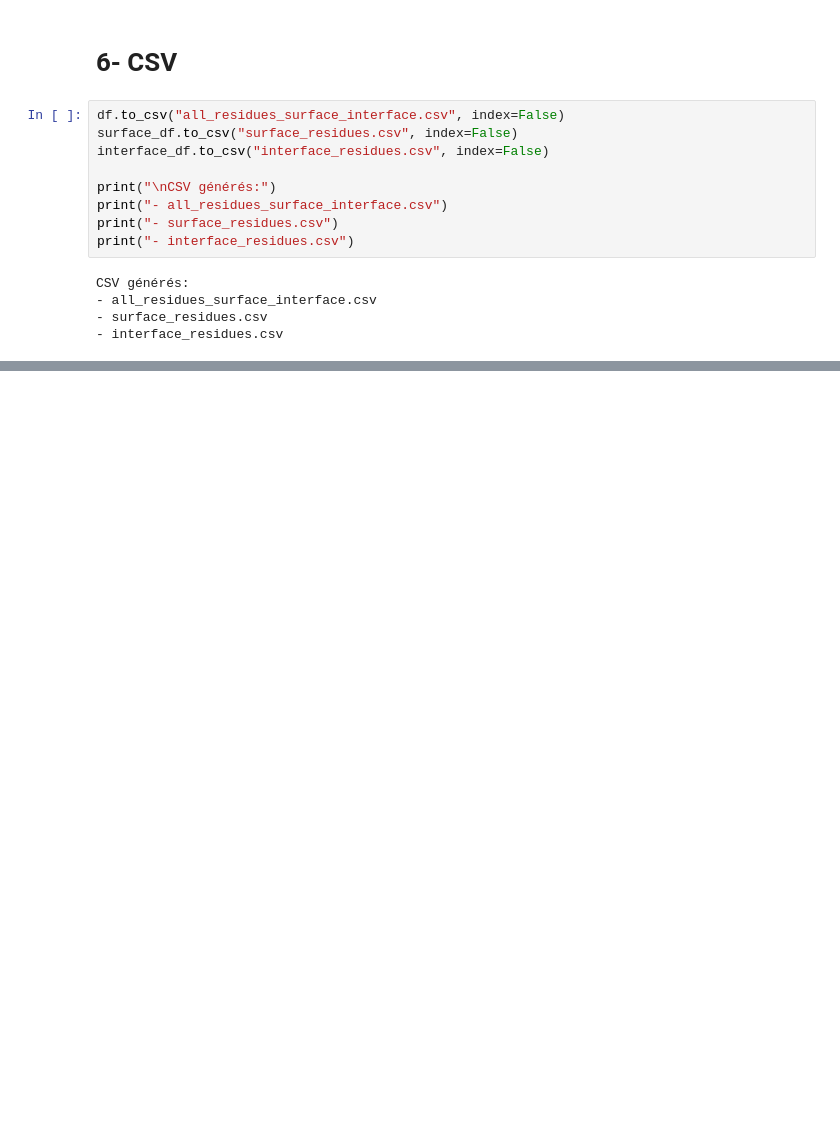
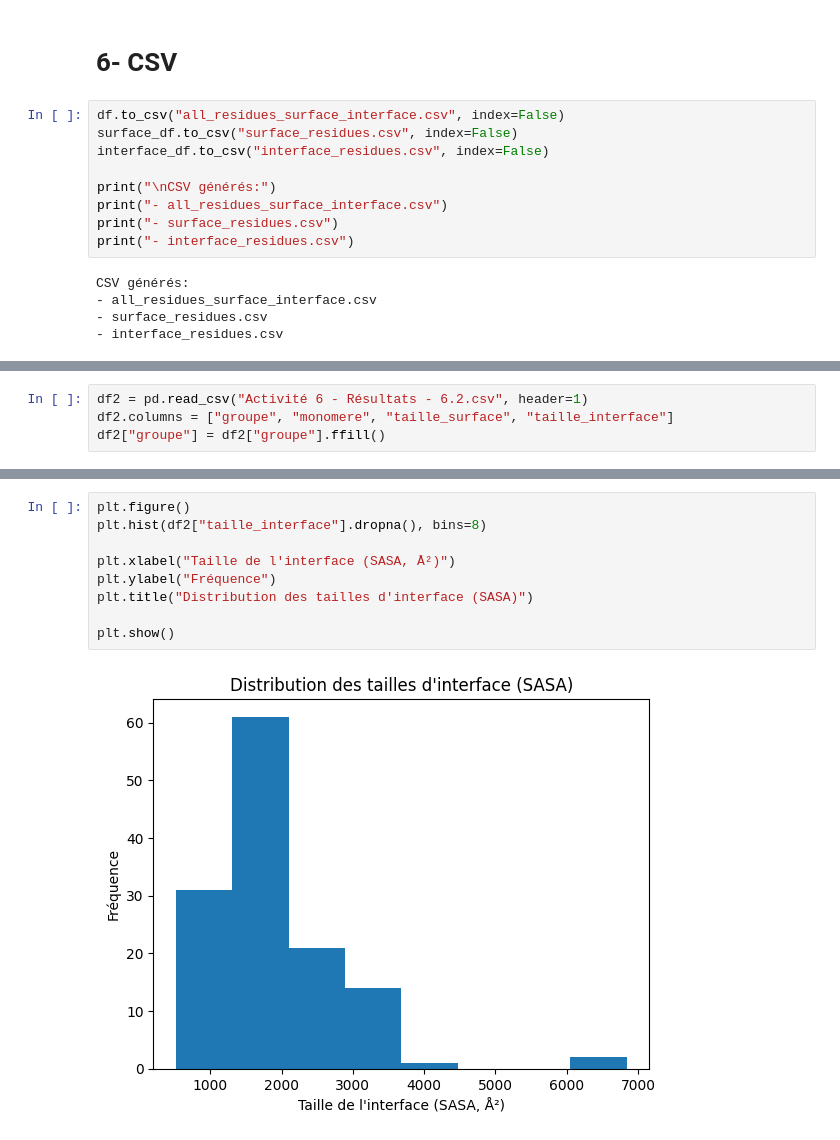
Before and after one commit to firdaouseloua/Protein_Surface_Interface, a Jupyter notebook: SASA.ipynb, the cells around one changed output, grey strips where cells are left out. Drawn from its saved outputs; the diff is of its cells as text; blank space fills up the shorter version.

```diff
--- a/SASA.ipynb
+++ b/SASA.ipynb
@@ -252,0 +397,4 @@ CSV générés:
+# %%
+df2 = pd.read_csv("Activité 6 - Résultats - 6.2.csv", header=1)
+df2.columns = ["groupe", "monomere", "taille_surface", "taille_interface"]
+df2["groupe"] = df2["groupe"].ffill()
@@ -252,0 +410,11 @@ CSV générés:
+# %%
+plt.figure()
+plt.hist(df2["taille_interface"].dropna(), bins=8)
+
+plt.xlabel("Taille de l'interface (SASA, Å²)")
+plt.ylabel("Fréquence")
+plt.title("Distribution des tailles d'interface (SASA)")
+
+plt.show()
+# %% [output]
+[figure, added]
```
Also changed, not shown: parts of 29 cells of this notebook.
